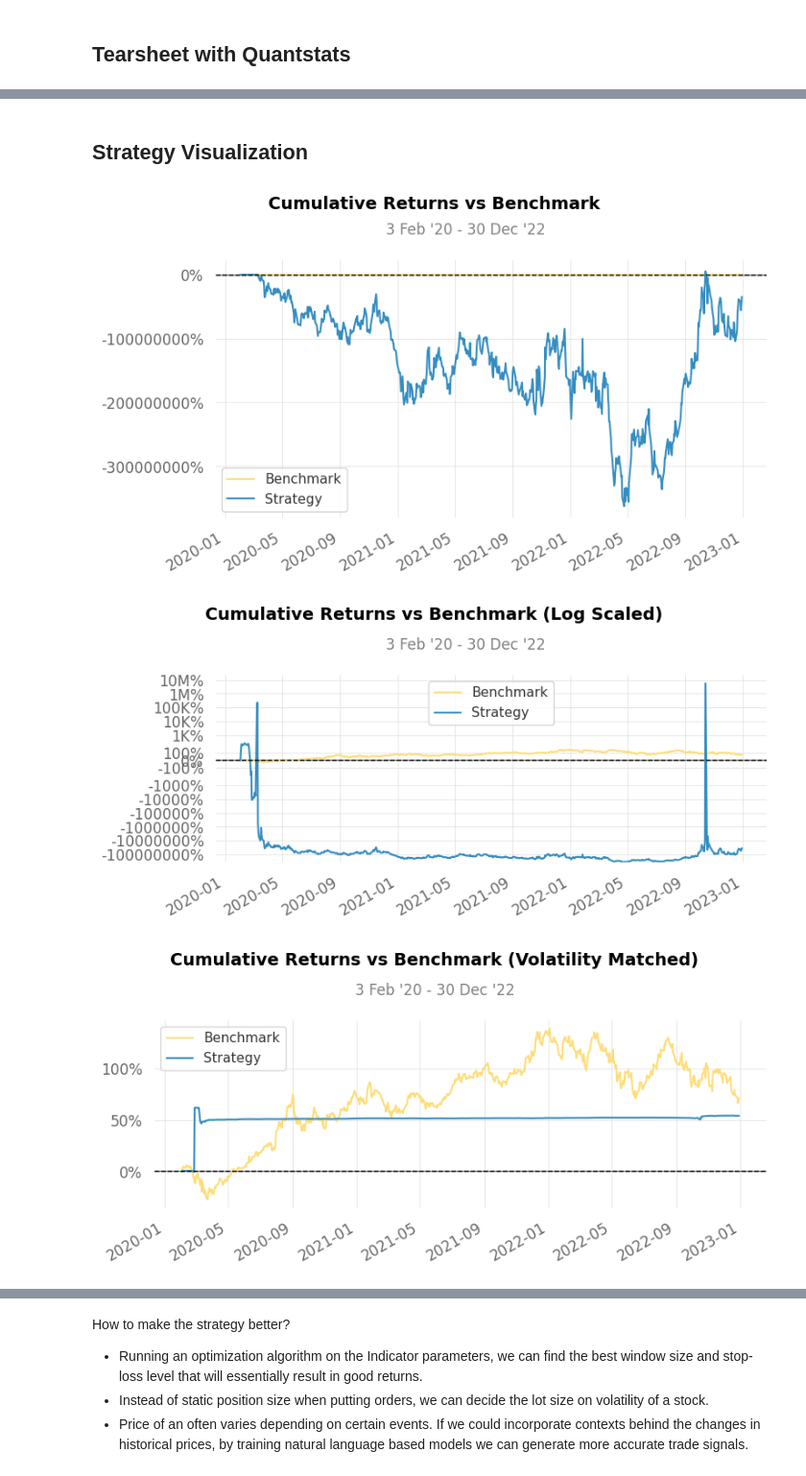
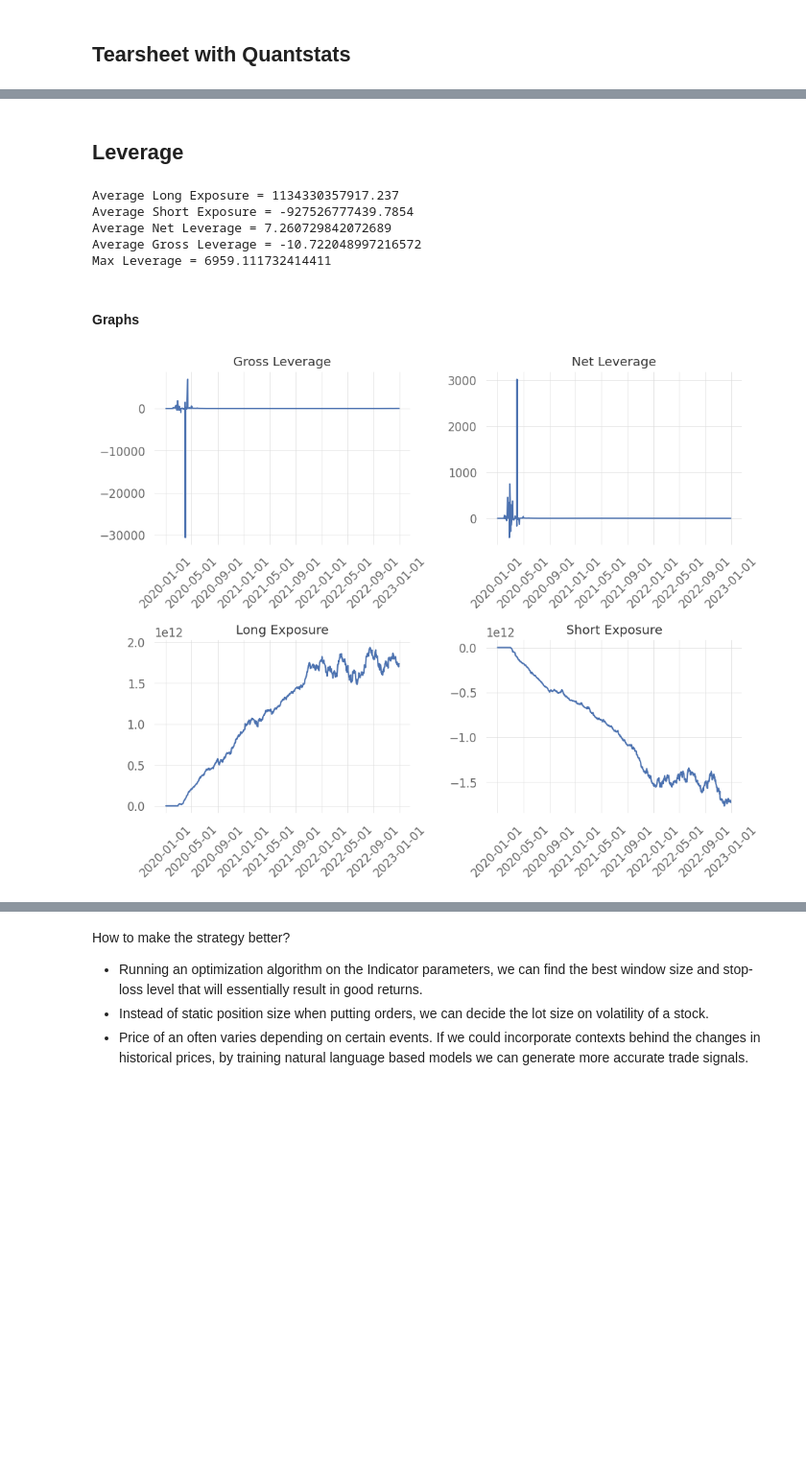
Before and after one commit to luqisha/SnP100-Backtesting, a Jupyter notebook: S&P100.ipynb, the cells around one changed output, grey strips where cells are left out. Shown at 96% size. Cells and saved outputs as stored; diff of their text form; code cells hidden in the pictures; blank space fills up the shorter version.

Commit message:
Better returns (fixed)

```diff
--- a/S&P100.ipynb
+++ b/S&P100.ipynb
@@ -198,6 +178,7 @@ def initialize(context):
     context.i = 0
     context.keltner_sigs = {}
     context.macd_sigs = {}
+    context.atr = {}
 
 
     set_benchmark(symbol(benchmark_ticker))
@@ -212,6 +193,7 @@ def initialize(context):
         df = asset_df(asset.symbol)
 
         context.keltner_sigs[asset.symbol] = keltner_signals(df, span=window, TimeperiodLong= 80, TimeperiodShort= 5)
+        # context.atr[asset.symbol] = keltner_atr(df, span=window, TimeperiodLong= 80, TimeperiodShort= 5)
         context.macd_sigs[asset.symbol] = macd_signals(df, short_period= 12, long_period= 26, signal_period= 9)
 
 
@@ -226,9 +208,11 @@ def handle_data(context, data):
             cash = context.portfolio.cash
             price = data.current(asset, "price")
 
+            # position = (cash//price) // context.atr[asset.symbol][current_date]
+            position = cash //price
 
             if context.keltner_sigs[asset.symbol][current_date] == 1: # Upward Trend indicated by Keltner
-                order_target(asset, cash//price, stop_price=(price*0.98)) # Stop loss at 10%
+                order_target(asset, position, stop_price=(price*0.98)) # Stop loss at 2%
             elif context.keltner_sigs[asset.symbol][current_date] == -1: # Downward Trend indicated by Keltner
                 if context.macd_sigs[asset.symbol][current_date] == -1: # MACD gives sell signal
                     order_target(asset, 0) # Sell all shares of the asset
@@ -237,11 +221,12 @@ def handle_data(context, data):
 
 
 
-result = run_algorithm(start=pd.to_datetime(start_date),
-                        end=pd.to_datetime(end_date),
-                        initialize=initialize,
-                        handle_data=handle_data,
-                        capital_base=capital_base,
-                        bundle='snp100',
-                        data_frequency='daily',
-                        benchmark_returns=True)
+result = run_algorithm(
+    start=pd.to_datetime(start_date),
+    end=pd.to_datetime(end_date),
+    initialize=initialize,
+    handle_data=handle_data,
+    capital_base=capital_base,
+    bundle='snp100',
+    data_frequency='daily',
+    )
@@ -285,5 +268,6 @@ Requirement already satisfied: certifi>=2017.4.17 in /home/luqisha/anaconda3/lib
 import quantstats as qs
 
 benchmark_returns = yf.download(benchmark_ticker, start=start_date, end=end_date, interval='1d')['Adj Close'].pct_change()
-result.returns.index = bechmark_returns.index
+result.returns.index = benchmark_returns.index
+result.index = benchmark_returns.index
 # %% [output]
@@ -291,5 +275,5 @@ NameError: name 'benchmark_ticker' is not defined
 # %%
-qs.reports.full(result.returns, benchmark=benchmark_returns)
+qs.reports.full(result.returns, benchmark=benchmark_returns, df=result, figsize=(12,8))
 # %% [output]
 Performance Metrics
                            Benchmark    Strategy
@@ -321,5 +306,9 @@ Worst 5 Drawdowns
 Strategy Visualization
-Strategy Visualization
+Leverage
+Average Long Exposure = 1134330357917.237
+Average Short Exposure = -927526777439.7854
+Average Net Leverage = 7.260729842072689
+Average Gross Leverage = -10.722048997216572
+Max Leverage = 6959.111732414411
+Graphs
-[figure, old version]
+[figure, new version]
-[figure, removed]
-[figure, removed]
```
Also changed, not shown: parts of 10 cells of this notebook, 1 other file.
